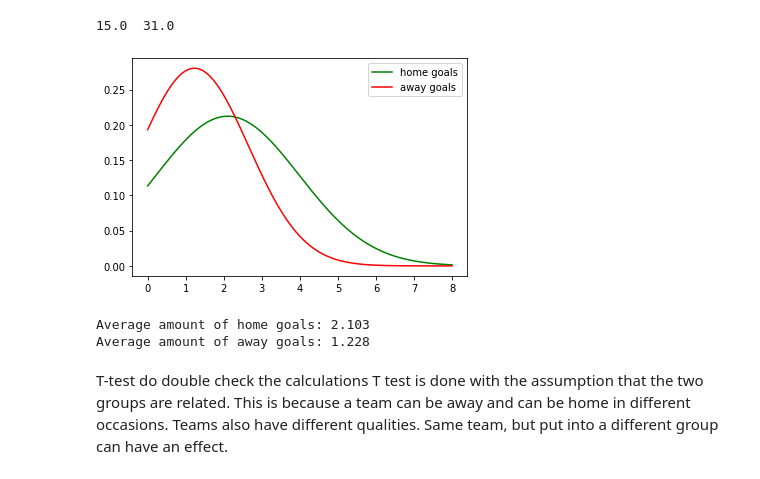
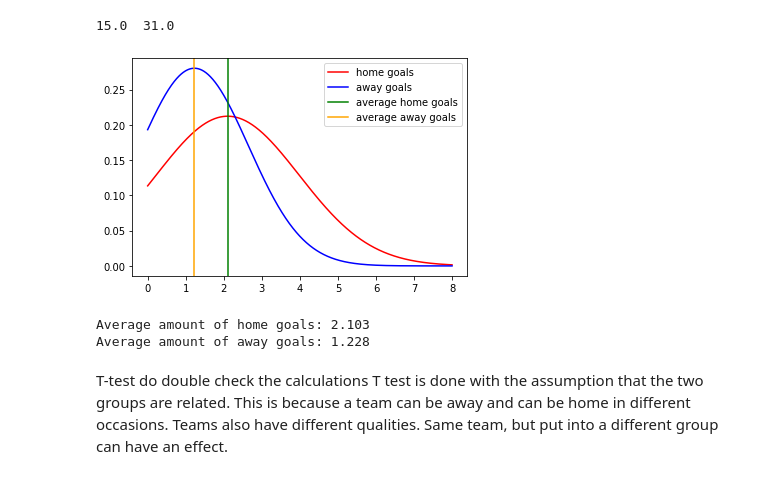
Before and after one commit to glomanu/football-home-adv, a Jupyter notebook: New_Home_adv.ipynb, the cells around one changed output. Saved outputs shown, nothing was run; the diff lists cells and outputs as text; code cells hidden in the pictures.

```diff
--- a/New_Home_adv.ipynb
+++ b/New_Home_adv.ipynb
@@ -405,24 +405,26 @@ print(df1["away_score"].max(),'', df1['home_score'].max())
 # %%
 m_h=df1['home_score'].mean()
 sd_h=df1['home_score'].std()
 
 m_a=df1['away_score'].mean()
 sd_a=df1['away_score'].std()
 
 
 x=np.linspace(df1['home_score'].min(),8,1000)
 y_h=scipy.stats.norm.pdf(x,m_h,sd_h)
 y_a=scipy.stats.norm.pdf(x,m_a,sd_a)
 
-plt.plot(x,y_h,label='home goals',color='g')
-plt.plot(x,y_a,label='away goals',color='r')
+plt.plot(x,y_h,label='home goals',color='r')
+plt.plot(x,y_a,label='away goals',color='b')
+plt.axvline(x = m_h, color = 'green', label = 'average home goals')
+plt.axvline(x = m_a, color = 'orange', label = 'average away goals')
 plt.legend()
 plt.show()
 
 print('Average amount of home goals:','%.3f' % m_h)
 print('Average amount of away goals:','%.3f' % m_a)
 # %% [output]
-[figure, old version]
+[figure, new version]
 Average amount of home goals: 2.103
 Average amount of away goals: 1.228
 # %% [markdown]
```
